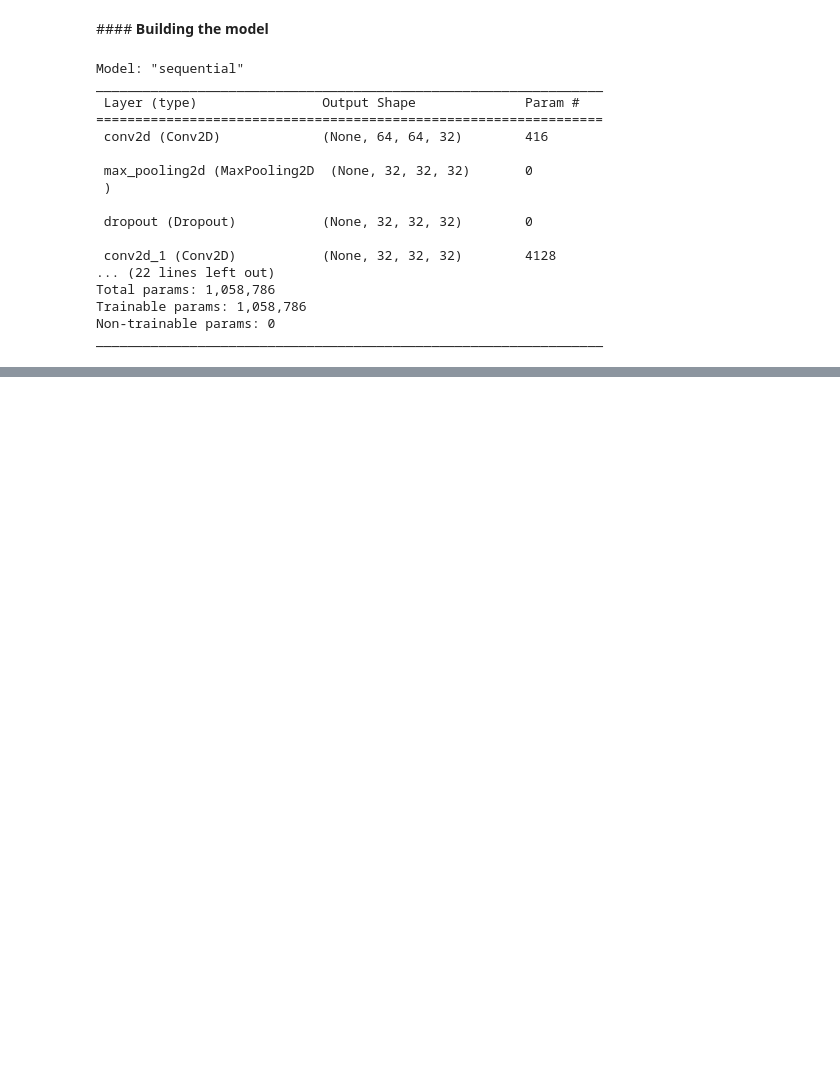
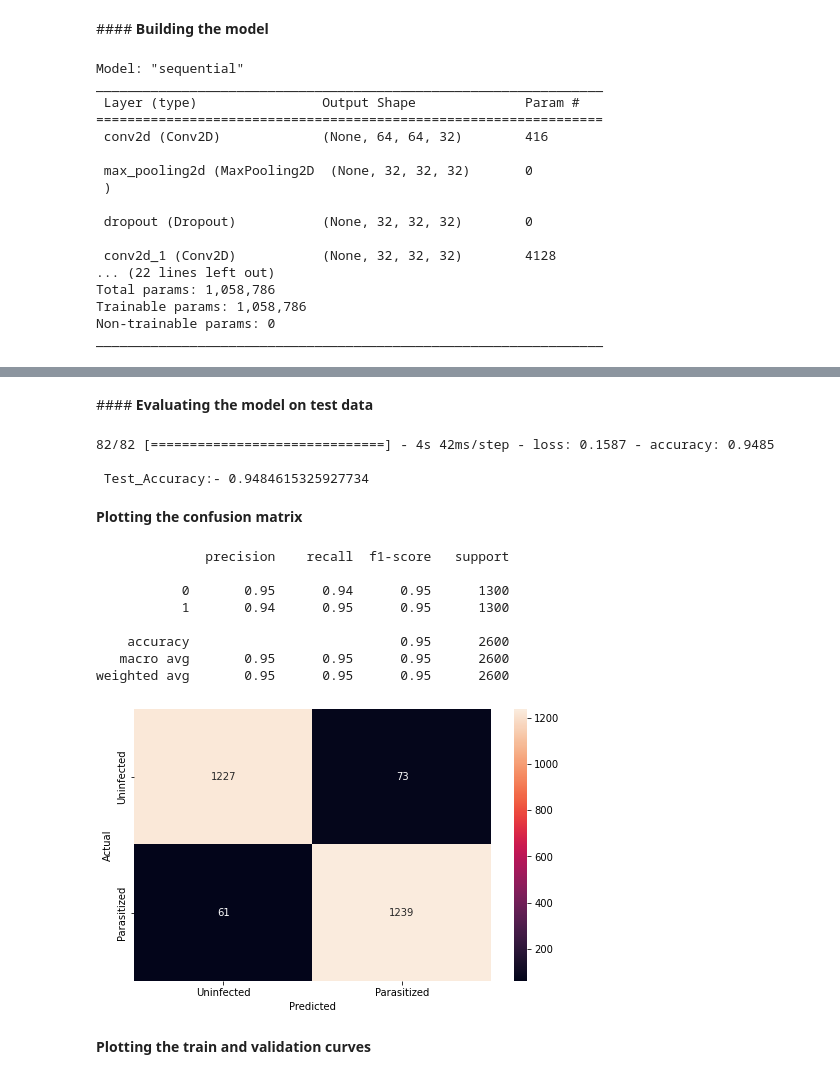
Before and after one commit to shajohn4/Portfolio, a Jupyter notebook: Reference_Notebook_Milestone_1_Deep_Learning_Final_Version.ipynb, the cells around one changed output, grey strips where cells are left out. Drawn from its saved outputs; the diff is of its cells as text; code cells hidden in the pictures; blank space fills up the shorter version.

```diff
--- a/Reference_Notebook_Milestone_1_Deep_Learning_Final_Version.ipynb
+++ b/Reference_Notebook_Milestone_1_Deep_Learning_Final_Version.ipynb
@@ -632,0 +651,2 @@ _________________________________________________________________
+# %%
+model.compile(loss='binary_crossentropy', optimizer='adam', metrics=['accuracy'])
@@ -632,0 +655,3 @@ _________________________________________________________________
+# %%
+callbacks = [EarlyStopping(monitor='val_loss', patience=2),
+             ModelCheckpoint('.mdl_wts.hdf5', monitor='val_loss', save_best_only=True)]
@@ -632,0 +660,3 @@ _________________________________________________________________
+# %%
+#Fit the model with min batch size as 32 can tune batch size to some factor of 2^power ]
+history=model.fit(train_images,train_labels,batch_size=32,callbacks=callbacks,validation_split=0.2,epochs=20,verbose=1)
@@ -632,0 +674,41 @@ _________________________________________________________________
+# %% [markdown]
+####<b> Evaluating the model on test data
+# %%
+accuracy = model.evaluate(test_images, test_labels, verbose=1)
+print('\n', 'Test_Accuracy:-', accuracy[1])
+# %% [output]
+82/82 [==============================] - 4s 42ms/step - loss: 0.1587 - accuracy: 0.9485
+
+ Test_Accuracy:- 0.9484615325927734
+# %% [markdown]
+<b> Plotting the confusion matrix
+# %%
+from sklearn.metrics import classification_report
+from sklearn.metrics import confusion_matrix
+
+pred = model.predict(test_images)
+pred = np.argmax(pred,axis = 1)
+y_true = np.argmax(test_labels,axis = 1)
+
+#Printing the classification report
+print(classification_report(y_true,pred))
+
+#Plotting the heatmap using confusion matrix
+cm = confusion_matrix(y_true,pred)
+plt.figure(figsize=(8,5))
+sns.heatmap(cm, annot=True,  fmt='.0f', xticklabels=['Uninfected', 'Parasitized'], yticklabels=['Uninfected', 'Parasitized'])
+plt.ylabel('Actual')
+plt.xlabel('Predicted')
+plt.show()
+# %% [output]
+              precision    recall  f1-score   support
+
+           0       0.95      0.94      0.95      1300
+           1       0.94      0.95      0.95      1300
+
+    accuracy                           0.95      2600
+   macro avg       0.95      0.95      0.95      2600
+weighted avg       0.95      0.95      0.95      2600
+[figure, added]
+# %% [markdown]
+<b>Plotting the train and validation curves
```
Also changed, not shown: parts of 63 cells of this notebook.
